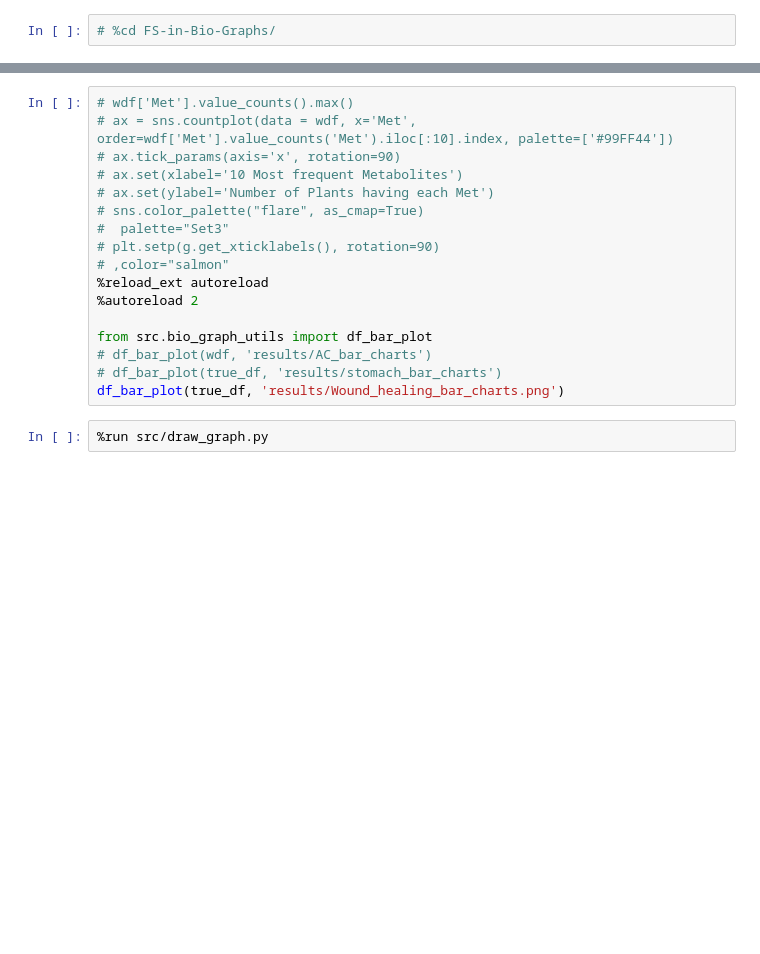
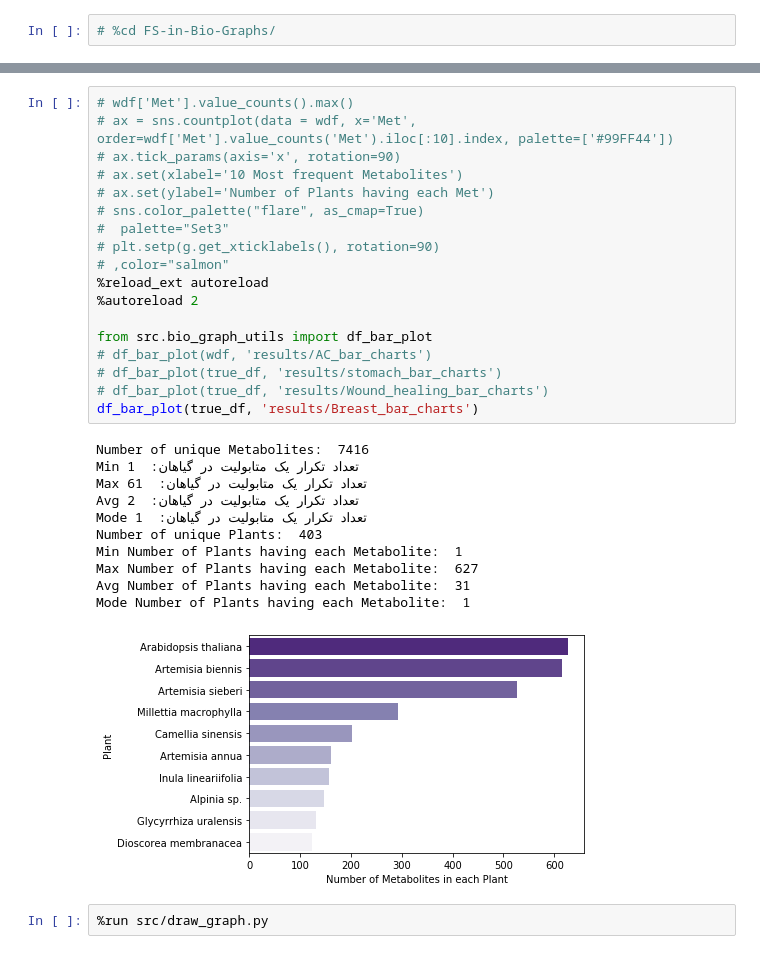
Before and after one commit to mamintoosi/FS-in-Bio-Graphs, a Jupyter notebook: FS_in_Bio_Graphs.ipynb, the cells around one changed output, grey strips where cells are left out. Saved outputs shown, nothing was run; the diff lists cells and outputs as text; blank space fills up the shorter version.

```diff
--- a/FS_in_Bio_Graphs.ipynb
+++ b/FS_in_Bio_Graphs.ipynb
@@ -19,20 +22,33 @@ print(time.strftime('%X'))
 # %%
 # wdf['Met'].value_counts().max()
 # ax = sns.countplot(data = wdf, x='Met', order=wdf['Met'].value_counts('Met').iloc[:10].index, palette=['#99FF44'])
 # ax.tick_params(axis='x', rotation=90)
 # ax.set(xlabel='10 Most frequent Metabolites')
 # ax.set(ylabel='Number of Plants having each Met')
 # sns.color_palette("flare", as_cmap=True)
 #  palette="Set3"
 # plt.setp(g.get_xticklabels(), rotation=90)
 # ,color="salmon"
 %reload_ext autoreload
 %autoreload 2
 
 from src.bio_graph_utils import df_bar_plot
 # df_bar_plot(wdf, 'results/AC_bar_charts')
 # df_bar_plot(true_df, 'results/stomach_bar_charts')
-df_bar_plot(true_df, 'results/Wound_healing_bar_charts.png')
+# df_bar_plot(true_df, 'results/Wound_healing_bar_charts')
+df_bar_plot(true_df, 'results/Breast_bar_charts')
+# %% [output]
+Number of unique Metabolites:  7416
+Min تعداد تکرار یک متابولیت در گیاهان:  1
+Max تعداد تکرار یک متابولیت در گیاهان:  61
+Avg تعداد تکرار یک متابولیت در گیاهان:  2
+Mode تعداد تکرار یک متابولیت در گیاهان:  1
+Number of unique Plants:  403
+Min Number of Plants having each Metabolite:  1
+Max Number of Plants having each Metabolite:  627
+Avg Number of Plants having each Metabolite:  31
+Mode Number of Plants having each Metabolite:  1
+[figure, added]
 # %%
 %run src/draw_graph.py
 # %%
```
Also changed, not shown: parts of 8 cells of this notebook, 15 other files.
